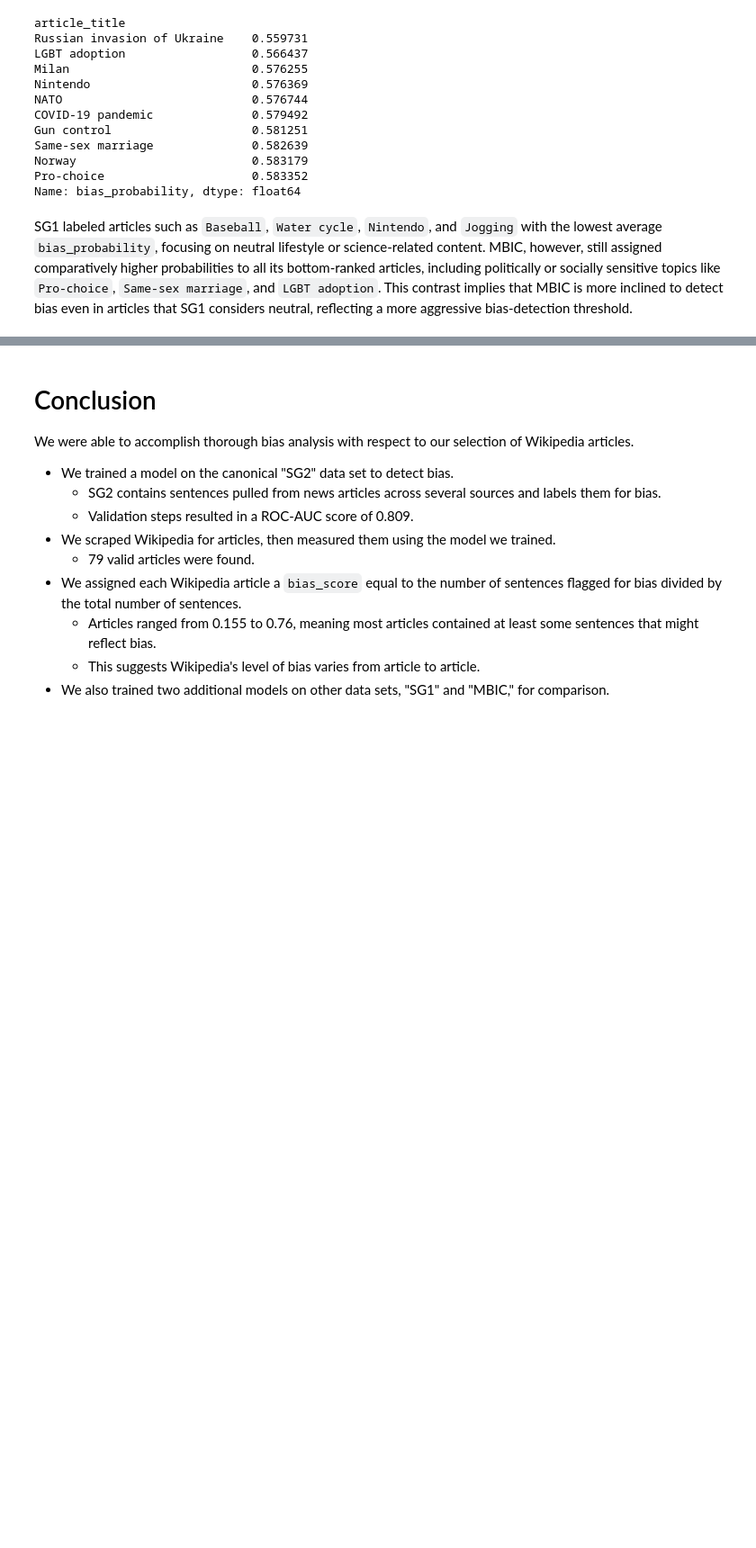
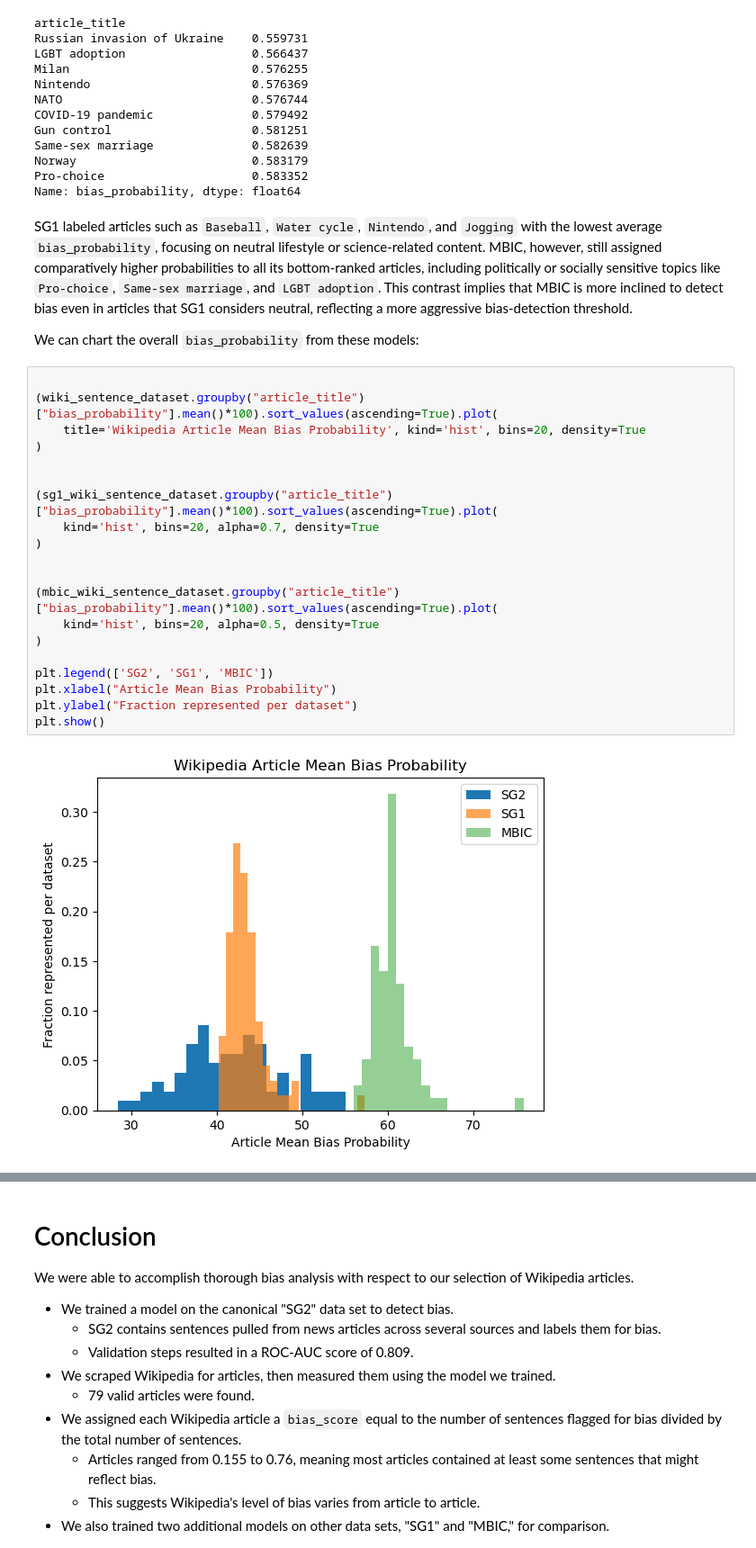
Before and after one commit to kenklabnik/wikipedia-bias-detection, a Jupyter notebook: notebooks/main_project.ipynb, the cells around one changed output, grey strips where cells are left out. Shown at 90% size. Cells and saved outputs as stored; diff of their text form; blank space fills up the shorter version.

Commit message:
Added histogram of mean bias probability by article near the end; reran code

```diff
--- a/notebooks/main_project.ipynb
+++ b/notebooks/main_project.ipynb
@@ -2244,3 +2244,27 @@ Pro-choice                     0.583352
 Name: bias_probability, dtype: float64
 # %% [markdown]
 SG1 labeled articles such as `Baseball`, `Water cycle`, `Nintendo`, and `Jogging` with the lowest average `bias_probability`, focusing on neutral lifestyle or science-related content. MBIC, however, still assigned comparatively higher probabilities to all its bottom-ranked articles, including politically or socially sensitive topics like `Pro-choice`, `Same-sex marriage`, and `LGBT adoption`. This contrast implies that MBIC is more inclined to detect bias even in articles that SG1 considers neutral, reflecting a more aggressive bias-detection threshold.
+
+We can chart the overall `bias_probability` from these models:
+# %%
+
+(wiki_sentence_dataset.groupby("article_title")["bias_probability"].mean()*100).sort_values(ascending=True).plot(
+    title='Wikipedia Article Mean Bias Probability', kind='hist', bins=20, density=True
+)
+
+
+(sg1_wiki_sentence_dataset.groupby("article_title")["bias_probability"].mean()*100).sort_values(ascending=True).plot(
+    kind='hist', bins=20, alpha=0.7, density=True
+)
+
+
+(mbic_wiki_sentence_dataset.groupby("article_title")["bias_probability"].mean()*100).sort_values(ascending=True).plot(
+    kind='hist', bins=20, alpha=0.5, density=True
+)
+
+plt.legend(['SG2', 'SG1', 'MBIC'])
+plt.xlabel("Article Mean Bias Probability")
+plt.ylabel("Fraction represented per dataset")
+plt.show()
+# %% [output]
+[figure, added]
```
Also changed, not shown: parts of 6 cells of this notebook.
